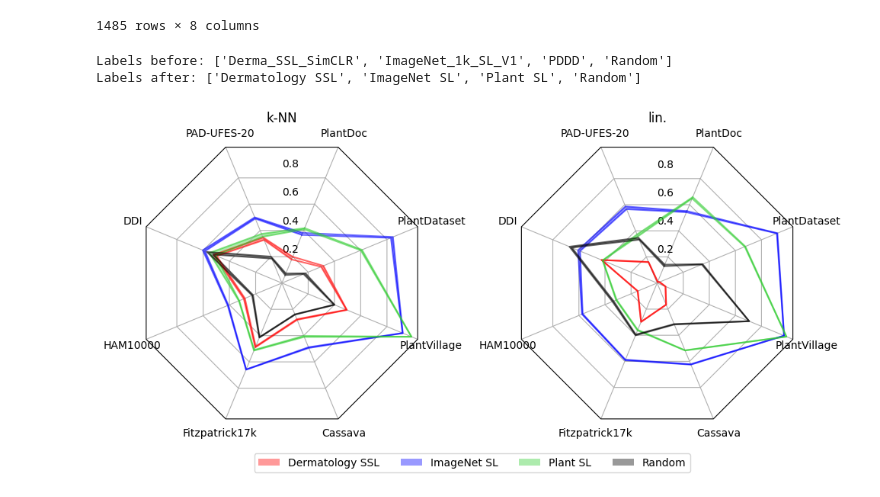
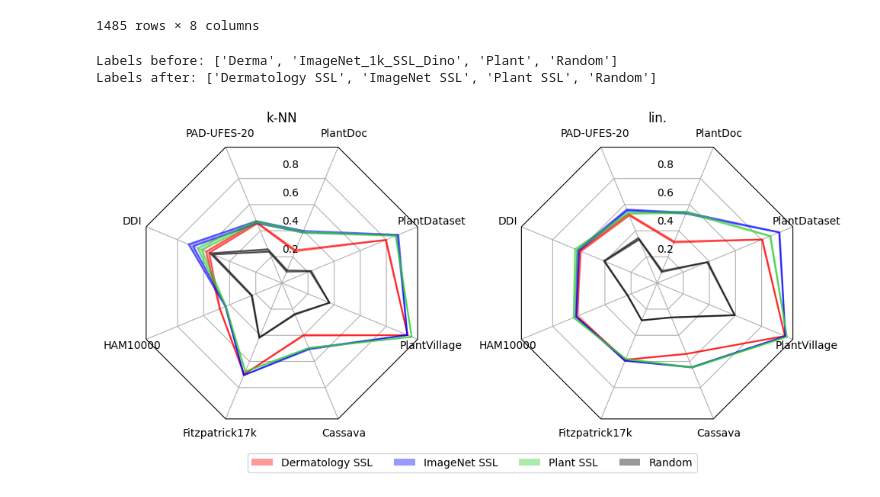
Before and after one commit to AlexanderPeter/thesis, a Jupyter notebook: code/23_plot_spider.ipynb, the cells around one changed output. Drawn from its saved outputs; the diff is of its cells as text; code cells hidden in the pictures.

Commit message:
add some more master values

```diff
--- a/code/23_plot_spider.ipynb
+++ b/code/23_plot_spider.ipynb
@@ -21,8 +21,9 @@ dataset_order = [
     "PlantVillage",
     "PlantDataset",
 ]
+print_baseline = False
+selected_architecture = ["ViT_T16", "ResNet50"][0]
 # %%
-selected_architecture = ["ViT_T16", "ResNet50"][1]
 colors = []
 columns = []
 column_labels = []
@@ -56,7 +57,6 @@ elif "ViT_T16" == selected_architecture:
         "b",
         # "m",
         "limegreen",
-
         "black",
     ]
     columns = [
@@ -171,41 +171,61 @@ df_plot_r = filter_and_unstack(
         "downstream": dataset_order,
     },
 )
+
+df_plot_d = filter_and_unstack(
+    df_master,
+    {
+        "number_of_samples": ["None"],
+        "architecture": [selected_architecture],
+        "model_name": ["dc"],
+        "downstream": dataset_order,
+    },
+)
 # %%
+baseline_postfix = ""
+
 number_of_categories = len(dataset_order)
 rotation_offset = np.pi / 2 - np.pi / number_of_categories
+
 theta = radar_factory(
     number_of_categories, frame="polygon", rotation_offset=rotation_offset
 )
 
 fig, axes = plt.subplots(
     figsize=(10, 5),
     nrows=1,
     ncols=2,
     subplot_kw=dict(projection="radar"),
     squeeze=False,
 )
+if print_baseline:
+    baseline_postfix = "_baseline"
+    plot_spider_axis(axes.flat[0], "baseline", df_plot_d)
+    plot_spider_axis(axes.flat[1], "baseline", df_plot_d)
+
 plot_spider_axis(axes.flat[0], "k-NN", df_plot_l)
 plot_spider_axis(axes.flat[1], "lin.", df_plot_r)
 
 lines_labels = [fig.axes[0].get_legend_handles_labels()]
 lines, labels = [sum(lol, []) for lol in zip(*lines_labels)]
+
 print(f"Labels before: {labels}")
 labels = column_labels
 print(f"Labels after: {labels}")
+
 fig.tight_layout()
-
 fig.legend(
     lines,
     labels,
+
     loc="upper center",
     bbox_to_anchor=(0.5, 0.05),
     ncol=len(labels),
 )
 
-postfix = selected_architecture.lower().replace(" ", "_") + ".png"
+postfix = selected_architecture.lower().replace(" ", "_") + baseline_postfix + ".png"
 plt.savefig(f"../images/spider_{postfix}", bbox_inches="tight")
 # %% [output]
-Labels before: ['Derma_SSL_SimCLR', 'ImageNet_1k_SL_V1', 'PDDD', 'Random']
-Labels after: ['Dermatology SSL', 'ImageNet SL', 'Plant SL', 'Random']
+Labels before: ['Derma', 'ImageNet_1k_SSL_Dino', 'Plant', 'Random']
+Labels after: ['Dermatology SSL', 'ImageNet SSL', 'Plant SSL', 'Random']
-[figure, old version]
+[figure, new version]
```
Also changed, not shown: 7 other files.
